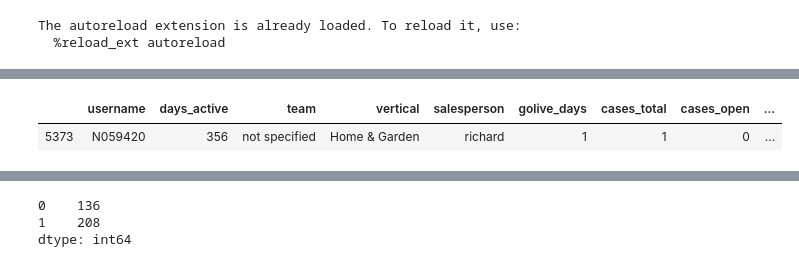
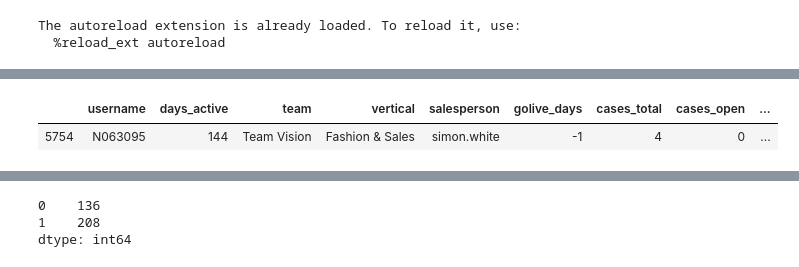
Before and after one commit to justinhennessy/100-days-of-code, a Jupyter notebook: project/churn_inference.ipynb, the cells around one changed output, grey strips where cells are left out. Drawn from its saved outputs; the diff is of its cells as text; code cells hidden in the pictures.

```diff
--- a/project/churn_inference.ipynb
+++ b/project/churn_inference.ipynb
@@ -49,6 +49,13 @@ import preprocessing
 PATH = "../data/"
 df_raw = pd.read_csv(f'{PATH}churn.csv', low_memory=False,
                      parse_dates=['canceldate', 'licence_registration_date', 'golive_date'])
+
+# Delete rubbish rows
+rubbish_rows = ['tobias-tattoo-a.neto.com.au', 'www.lovesongs.com.au', 'vantage-demo.neto.com.au', 'marshall.neto.com.au']
+
+for url in rubbish_rows:
+    loc = df_raw[df_raw.url == url].index[0]
+    df_raw = df_raw.drop([loc], axis=0)
 # %%
 print(len(df_raw.loc[df_raw.churned == 0]), df_raw.loc[df_raw.churned == 0].shape)
 
@@ -180,6 +166,6 @@ for i in range(record_count):
 # %%
-n_number = 'N059420'
+n_number = 'N063095'
 utils.display_all(df_filtered[df_filtered.username == n_number])
 # %% [output]
 |  | username | days_active | team | vertical | salesperson | golive_days | cases_total | cases_open | ... |
-| 5373 | N059420 | 356 | not specified | Home & Garden | richard | 1 | 1 | 0 | ... |
+| 5754 | N063095 | 144 | Team Vision | Fashion & Sales | simon.white | -1 | 4 | 0 | ... |
```
Also changed, not shown: parts of 8 cells of this notebook, 3 other files.
